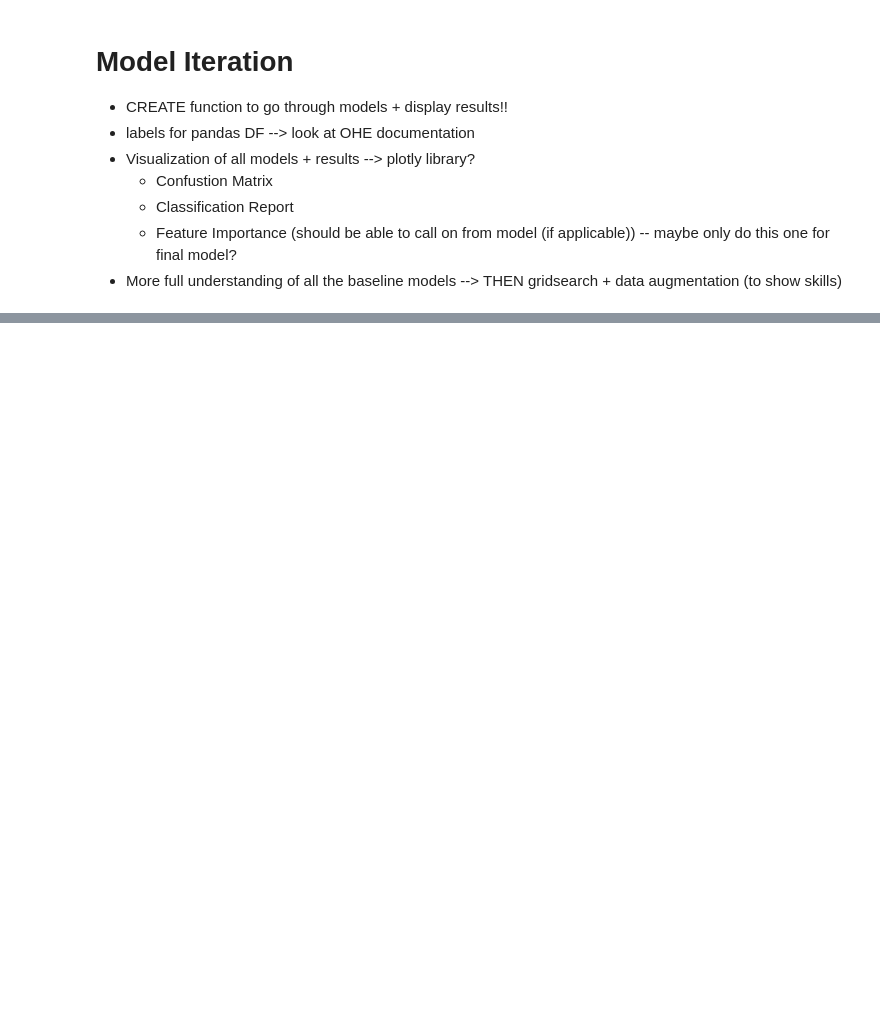
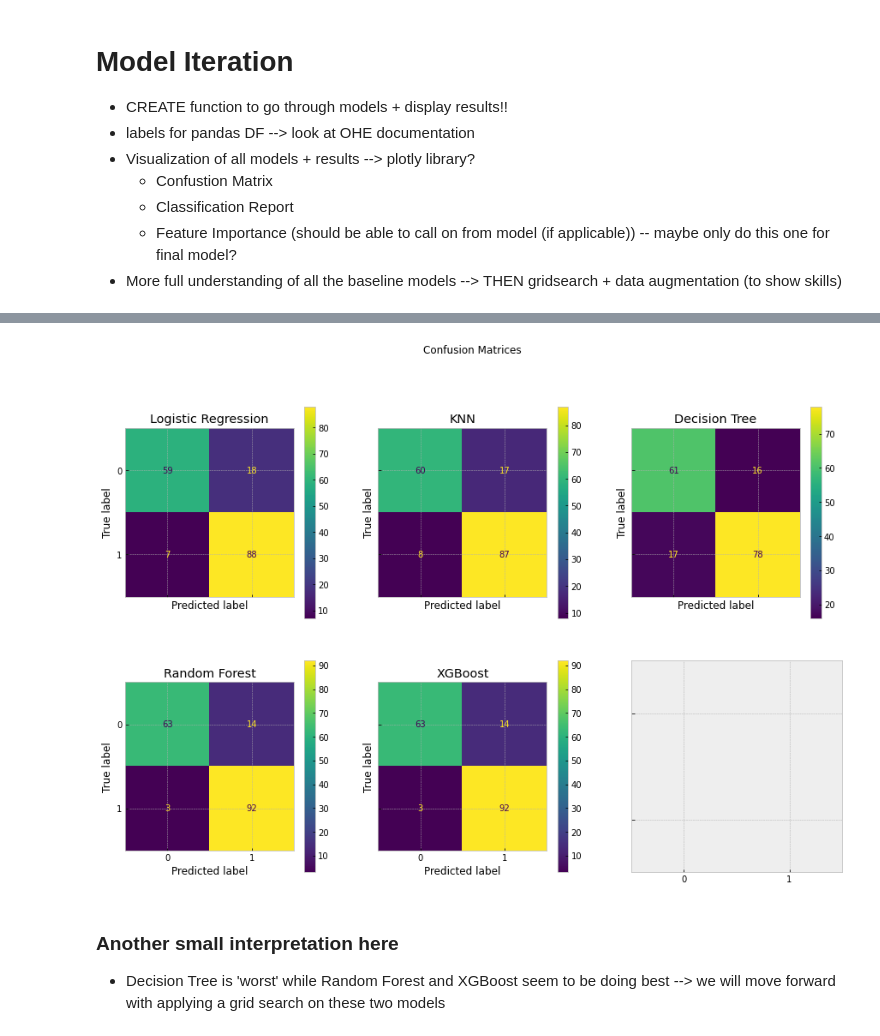
Before and after one commit to Bella3s/heart-disease-classification, a Jupyter notebook: index.ipynb, the cells around one changed output, grey strips where cells are left out. Cells and saved outputs as stored; diff of their text form; code cells hidden in the pictures; blank space fills up the shorter version.

```diff
--- a/index.ipynb
+++ b/index.ipynb
@@ -359,0 +381,30 @@ recall_scores
+# %%
+# Confusion Matrix for each model
+# source:  https://medium.com/@eceisikpolat/plot-and-customize-multiple-confusion-matrices-with-matplotlib-a19ed00ca16c
+
+def plot_cnf_matrices(cnf_matrices, model_names):
+
+    fig, ax = plt.subplots(ncols=3, nrows=2, figsize=(15,10), sharey=True, sharex=True)
+
+    i = 0
+    for cf in cnf_matrices:
+        a = i // 3
+        b = i % 3
+
+        ax[a,b].set_title("{}".format(model_names[i]))
+        disp = ConfusionMatrixDisplay(cf)
+        disp.plot(ax=ax[a,b])
+        i += 1
+
+    fig.suptitle("Confusion Matrices")
+    plt.show()
+
+# To look up:
+    # get rid of grid visual in bottom right corner
+# %%
+plot_cnf_matrices(confusion_matrices, models_names)
+# %% [output]
+[figure, added]
+# %% [markdown]
+### Another small interpretation here
+- Decision Tree is 'worst' while Random Forest and XGBoost seem to be doing best --> we will move forward with applying a grid search on these two models
```
Also changed, not shown: parts of 29 cells of this notebook.
